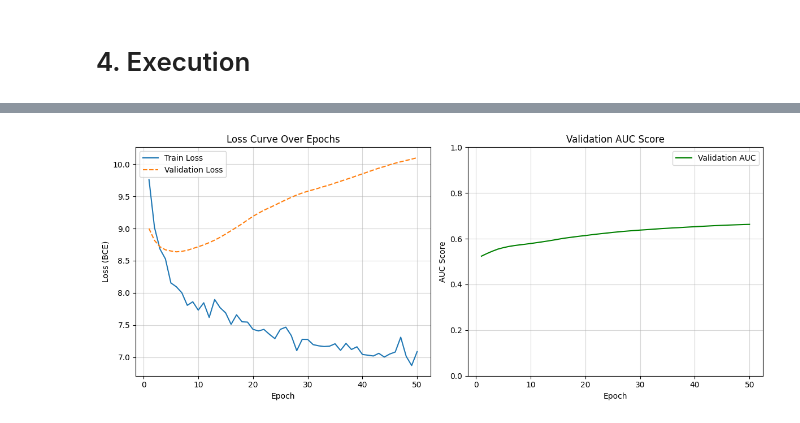
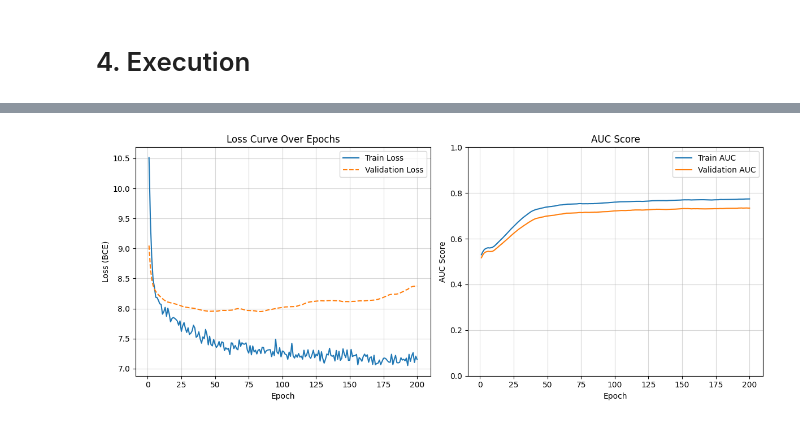
Before and after one commit to MiaHenstridge/ml_with_graphs_project, a Jupyter notebook: 03_link_prediction.ipynb, the cells around one changed output, grey strips where cells are left out. Saved outputs shown, nothing was run; the diff lists cells and outputs as text; code cells hidden in the pictures.

```diff
--- a/03_link_prediction.ipynb
+++ b/03_link_prediction.ipynb
@@ -245,7 +269,7 @@ def evaluate(data, hetero_model, predictor, edge_types, criterion):
 # %% [markdown]
 # 4. Execution
 # %%
-EPOCHS = 50
+EPOCHS = 200
 # HIDDEN_CHANNELS = 256
 OUT_CHANNELS = 16
 LEARNING_RATE = 0.0001
@@ -259,8 +283,8 @@ FEATURE_DIMS = {ntype: data[ntype].x.shape[1] for ntype in NODE_TYPES}
 data = data.to(device)
 
 train_data, val_data, test_data = split_data(data,
-                                             num_val=0.45,
-                                             num_test=0.45,
+                                             num_val=0.25,
+                                             num_test=0.25,
                                              neg_sampling_ratio=1.0,
                                              is_undirected=True,
                                              edge_types=FINAL_EDGE_TYPES)
@@ -310,8 +334,8 @@ for epoch in range(1, EPOCHS + 1):
     train_aucs.append(train_auc)
     val_losses.append(val_loss)
     val_aucs.append(val_auc)
-
-    print(f"Epoch: {epoch:02d}/{EPOCHS}, Train Loss: {train_loss:.4f}, Train AUC: {train_auc:.4f}, Val Loss: {val_loss:.4f}, Val AUC: {val_auc:.4f}")
+    if epoch % 10 == 0:
+        print(f"Epoch: {epoch:02d}/{EPOCHS}, Train Loss: {train_loss:.4f}, Train AUC: {train_auc:.4f}, Val Loss: {val_loss:.4f}, Val AUC: {val_auc:.4f}")
 
 # --- 3.5. Final Testing and Plotting ---
 test_loss, test_auc = evaluate(test_data, hetero_model, predictor, FINAL_EDGE_TYPES, criterion)
@@ -352,33 +376,34 @@ def plot_metrics(train_losses, val_losses, val_aucs):
 
     plt.figure(figsize=(12, 5))
 
     # --- Plot 1: Loss Curve (Train vs. Validation) ---
     plt.subplot(1, 2, 1)
     plt.plot(epochs, train_losses, label='Train Loss', linestyle='-')
     plt.plot(epochs, val_losses, label='Validation Loss', linestyle='--')
 
     plt.title('Loss Curve Over Epochs')
     plt.xlabel('Epoch')
     plt.ylabel('Loss (BCE)')
     plt.legend()
     plt.grid(True, alpha=0.5)
 
     # --- Plot 2: AUC Curve (Validation Metric) ---
     plt.subplot(1, 2, 2)
-    plt.plot(epochs, val_aucs, label='Validation AUC', color='green', linestyle='-')
+    plt.plot(epochs, train_aucs, label='Train AUC', ls='-')
+    plt.plot(epochs, val_aucs, label='Validation AUC', ls='-')
 
-    plt.title('Validation AUC Score')
+    plt.title('AUC Score')
     plt.xlabel('Epoch')
     plt.ylabel('AUC Score')
     plt.ylim(0.0, 1.0) # AUC scores are between 0 and 1
     plt.legend()
     plt.grid(True, alpha=0.5)
 
     plt.tight_layout()
     plt.show()
 
 
 # Call the function here:
 plot_metrics(train_losses, val_losses, val_aucs)
 # %% [output]
-[figure, old version]
+[figure, new version]
```
Also changed, not shown: parts of 3 cells of this notebook, 12 other files.
